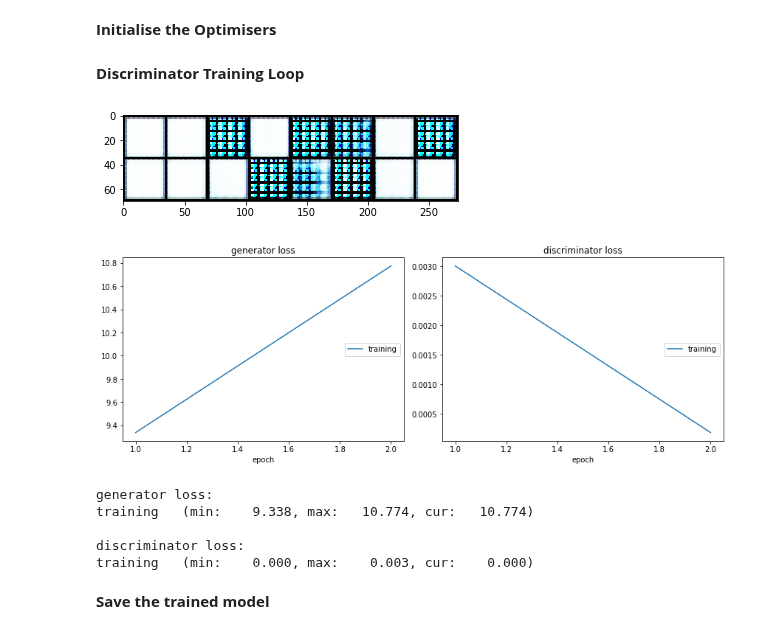
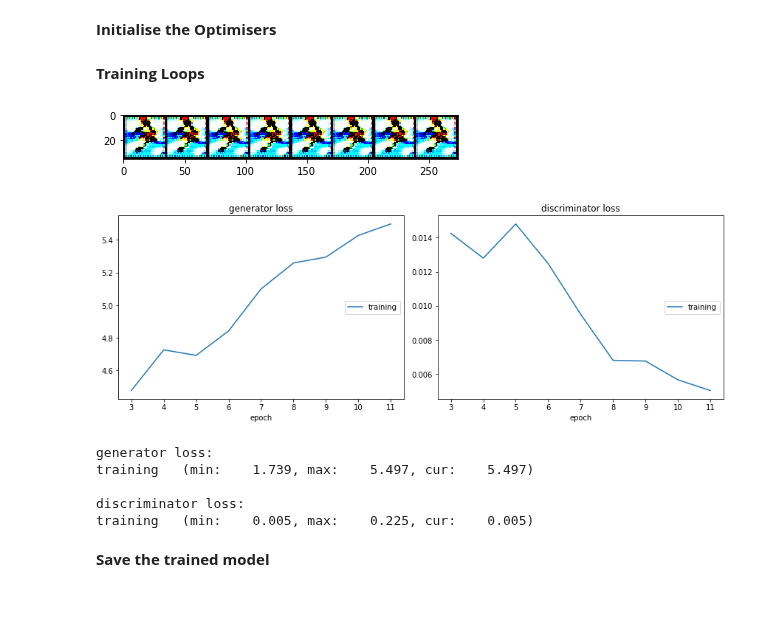
Before and after one commit to jakey1610/MachineLearningL3, a Jupyter notebook: birdgen.ipynb, the cells around one changed output. Drawn from its saved outputs; the diff is of its cells as text; code cells hidden in the pictures; blank space fills up the shorter version.

```diff
--- a/birdgen.ipynb
+++ b/birdgen.ipynb
@@ -127,11 +127,18 @@ bird_testset  = \
         transform_no_aug
     )
 
+# test_loader = torch.utils.data.DataLoader(
+#     torchvision.datasets.CIFAR10('data', train=False, download=True, transform=torchvision.transforms.Compose([
+#         torchvision.transforms.ToTensor()
+#     ])),
+# shuffle=False, batch_size=64, drop_last=True)
+
+
 # kwargs = {'num_workers': 2, 'pin_memory': False}
 
 # Create datasetLoaders from trainset and testset
-train_loader   = DataLoader(bird_trainset, batch_size=16, shuffle=True)
-test_loader    = DataLoader(bird_testset , batch_size=16, shuffle=False)
+train_loader   = DataLoader(bird_trainset, batch_size=8, shuffle=True)
+test_loader    = DataLoader(bird_testset , batch_size=8, shuffle=False)
 
 
 train_iterator = iter(cycle(train_loader))
@@ -220,12 +227,12 @@ GN = Generator().to(device)
 DN = Discriminator().to(device)
 # initialise the optimisers
 optimiser_G = torch.optim.Adam(GN.parameters(), lr=0.001)
-optimiser_D = torch.optim.Adam(DN.parameters(), lr=0.001)
+optimiser_D = torch.optim.Adam(DN.parameters(), lr=0.00001)
 bce_loss = nn.BCELoss()
 epoch = 0
 liveplot = PlotLosses()
 # %% [markdown]
-**Discriminator Training Loop**
+**Training Loops**
 # %%
 # training loop
 while (epoch<50):
@@ -235,49 +242,49 @@ while (epoch<50):
     dis_loss_arr = np.zeros(0)
 
     # iterate over some of the train dateset
-    for i in range(500):
+    for i in range(100):
         # train discriminator
         for j in range(5):
-            x,t = next(train_iterator)
+            x,t = next(test_iterator)
             x,t = x.to(device), t.to(device)
             optimiser_D.zero_grad()
             g = GN.generate(torch.randn(x.size(0), 100, 1, 1).to(device))
             l_r = bce_loss(DN.discriminate(x).mean(), torch.ones(1)[0].to(device)) # real -> 1
             l_f = bce_loss(DN.discriminate(g.detach()).mean(), torch.zeros(1)[0].to(device)) #  fake -> 0
             loss_d = (l_r + l_f)/2.0
             loss_d.backward()
             optimiser_D.step()
 
         # train generator
         x,t = next(train_iterator)
         x,t = x.to(device), t.to(device)
         optimiser_G.zero_grad()
         g = GN.generate(torch.randn(x.size(0), 100, 1, 1).to(device))
         loss_g = bce_loss(DN.discriminate(g).mean(), torch.ones(1)[0].to(device)) # fake -> 1
         loss_g.backward()
         optimiser_G.step()
 
         gen_loss_arr = np.append(gen_loss_arr, loss_g.item())
         dis_loss_arr = np.append(dis_loss_arr, loss_d.item())
 
     # plot some examples
     plt.grid(False)
     plt.imshow(torchvision.utils.make_grid(g).cpu().data.permute(0,2,1).contiguous().permute(2,1,0), cmap=plt.cm.binary)
 
     liveplot.update({
         'generator loss': gen_loss_arr.mean(),
         'discriminator loss': dis_loss_arr.mean()
     })
     liveplot.draw()
     epoch = epoch+1
 # %% [output]
-[figure, old version]
+[figure, new version]
-[figure, old version]
+[figure, new version]
 generator loss:
-training   (min:    9.338, max:   10.774, cur:   10.774)
+training   (min:    1.739, max:    5.497, cur:    5.497)
 
 discriminator loss:
-training   (min:    0.000, max:    0.003, cur:    0.000)
+training   (min:    0.005, max:    0.225, cur:    0.005)
 # %% [markdown]
 **Save the trained model**
 # %%
```
